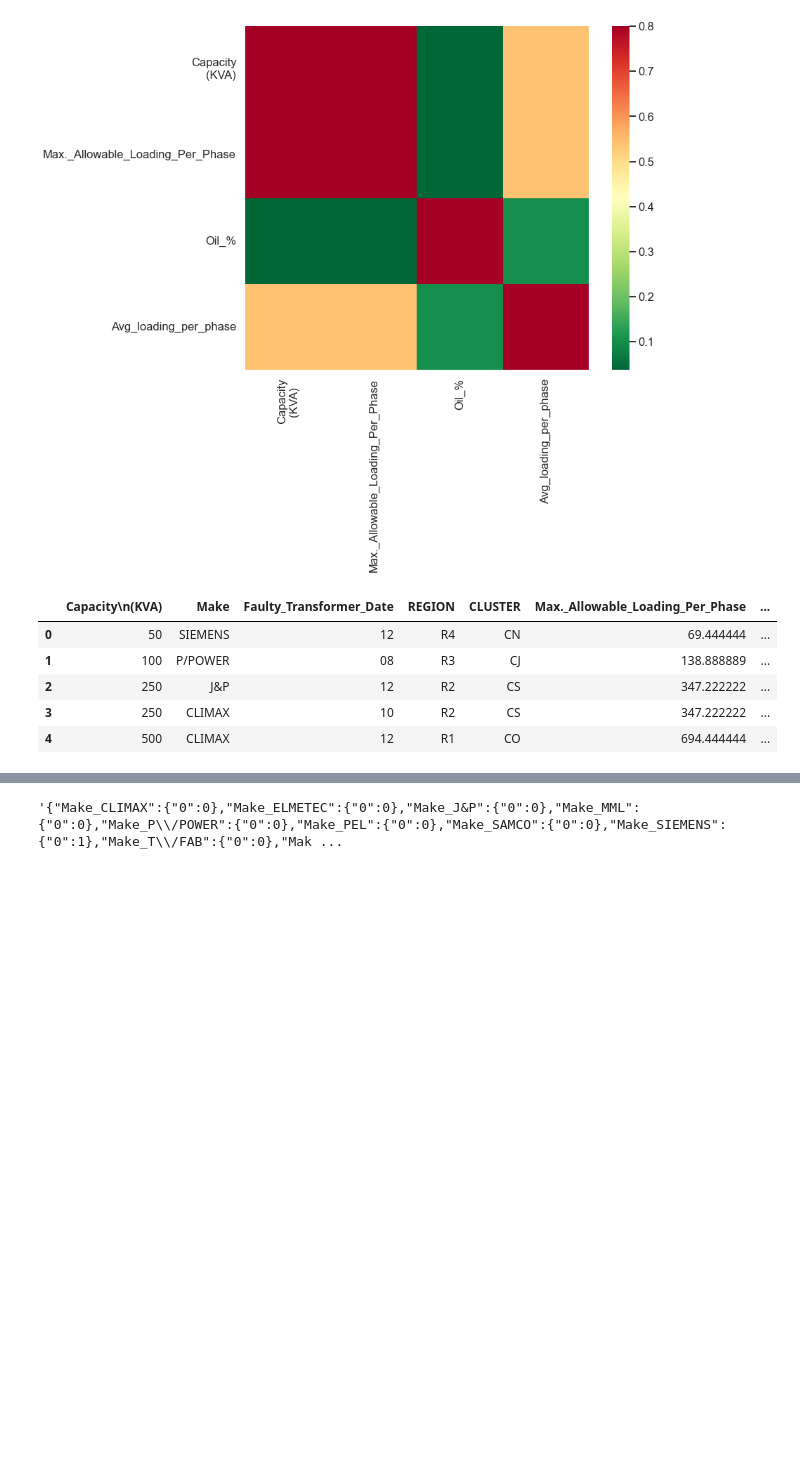
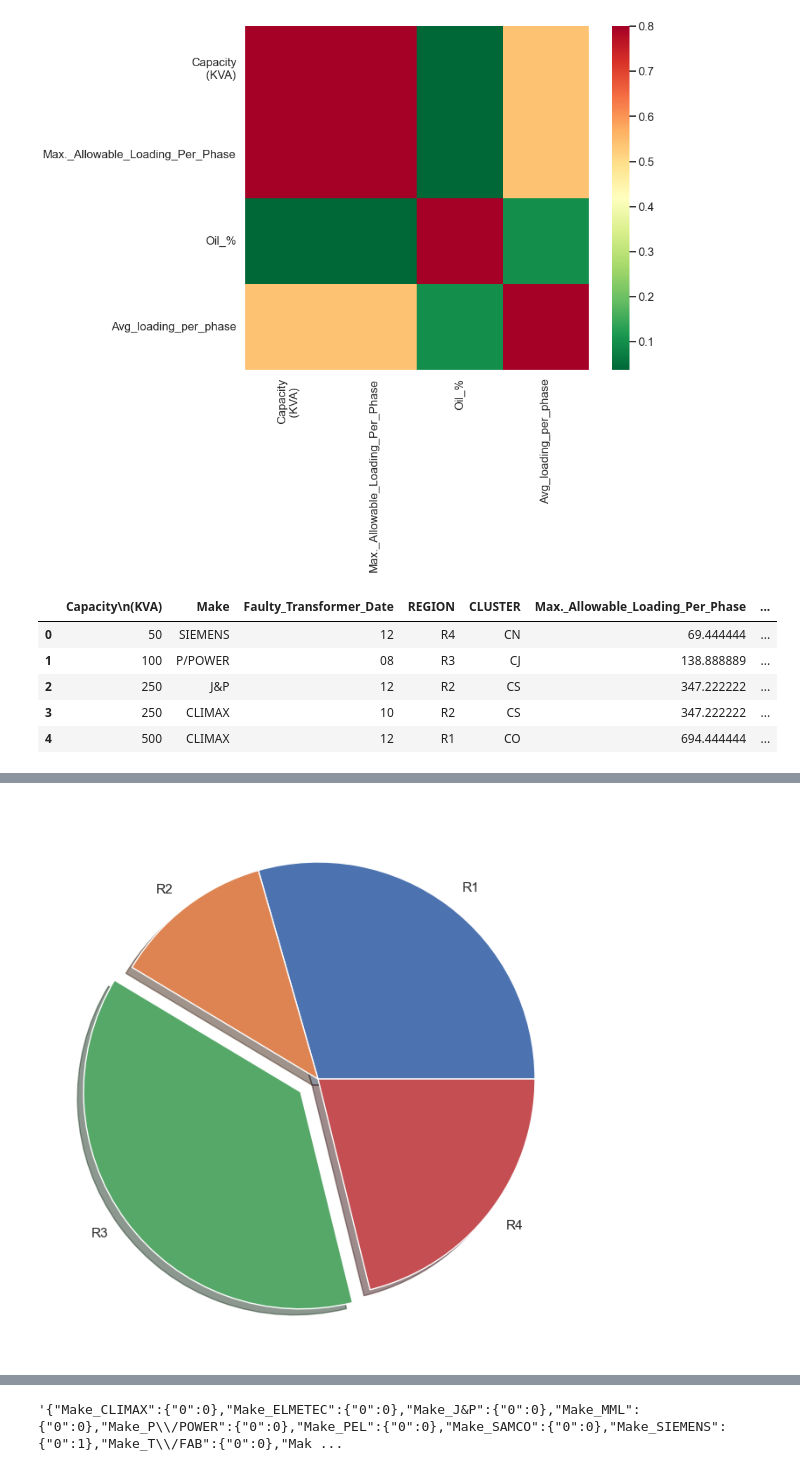
Before and after one commit to TasneemYou/lhl-capstone, a Jupyter notebook: Main.ipynb, the cells around one changed output, grey strips where cells are left out. Cells and saved outputs as stored; diff of their text form; code cells hidden in the pictures; blank space fills up the shorter version.

```diff
--- a/Main.ipynb
+++ b/Main.ipynb
@@ -79,0 +108,13 @@ df.head()
+# %%
+import matplotlib.pyplot as plt
+import numpy as np
+
+y1 = np.array([29.43,11.96,37.45,21.15])
+mylabels = ["R1", "R2", "R3", "R4"]
+myexplode = [0, 0, 0.1, 0]
+
+fig = plt.figure(1, figsize=(8, 14), frameon=False, dpi=100)
+plt.pie(y1, labels = mylabels, explode = myexplode, shadow = True)
+plt.show()
+# %% [output]
+[figure, added]
```
Also changed, not shown: parts of 62 cells of this notebook.
